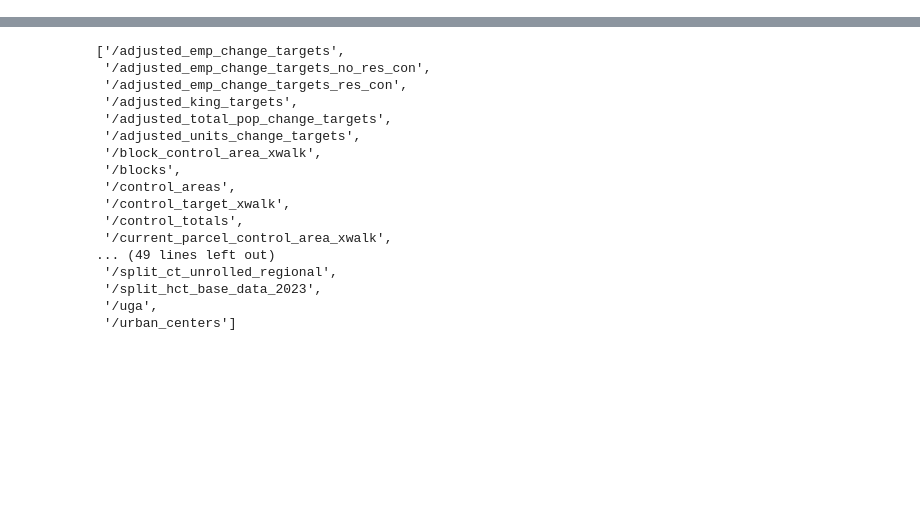
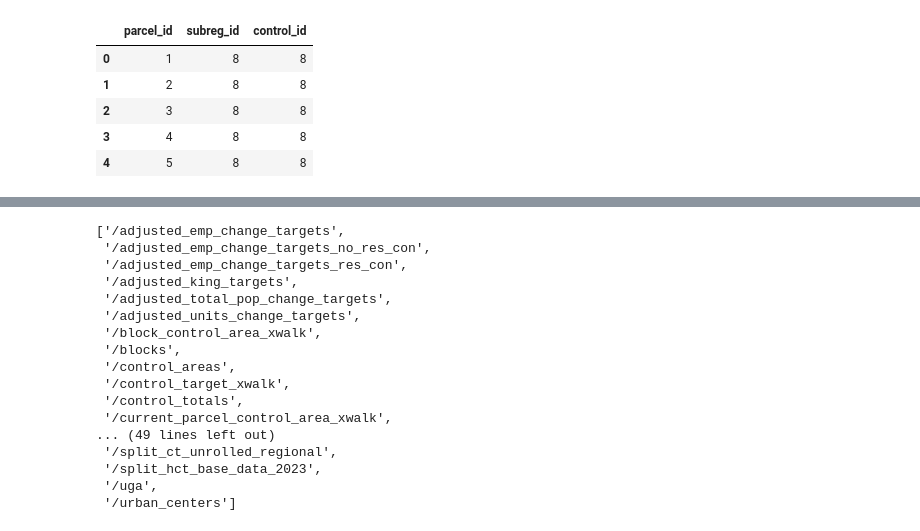
Before and after one commit to psrc/control_totals, a Jupyter notebook: examples/summer_2026/scratch.ipynb, the cells around one changed output, grey strips where cells are left out. Saved outputs shown, nothing was run; the diff lists cells and outputs as text; code cells hidden in the pictures; blank space fills up the shorter version.

```diff
--- a/examples/summer_2026/scratch.ipynb
+++ b/examples/summer_2026/scratch.ipynb
@@ -6,3 +6,13 @@ from control_totals.util.elmer_helpers import read_from_elmer_geo
 from control_totals.steps.king_cnty_targets import load_king_input_tables, calc_by_rgid, calc_by_target_area, calc_gq_tot_pop
 
 p = Pipeline('configs')
+# %%
+df = p.get_table('current_parcel_control_area_xwalk')
+df.head()
+# %% [output]
+|  | parcel_id | subreg_id | control_id |
+| 0 | 1 | 8 | 8 |
+| 1 | 2 | 8 | 8 |
+| 2 | 3 | 8 | 8 |
+| 3 | 4 | 8 | 8 |
+| 4 | 5 | 8 | 8 |
```
Also changed, not shown: parts of 2 cells of this notebook, 3 other files.
